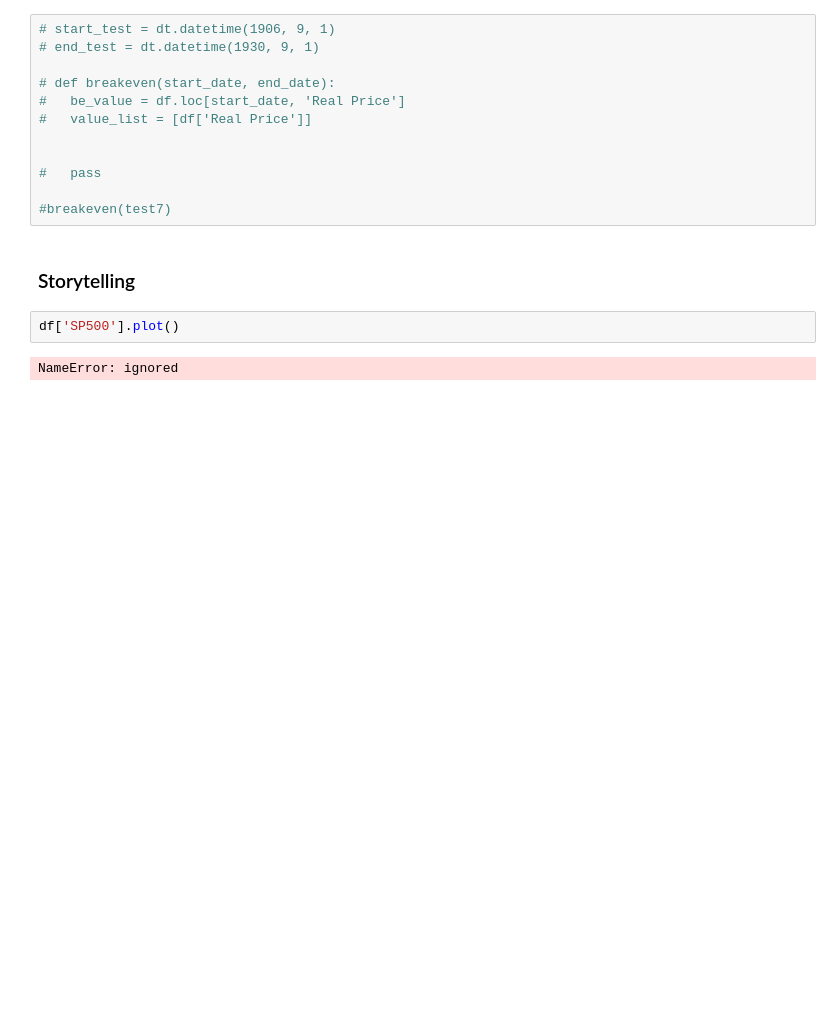
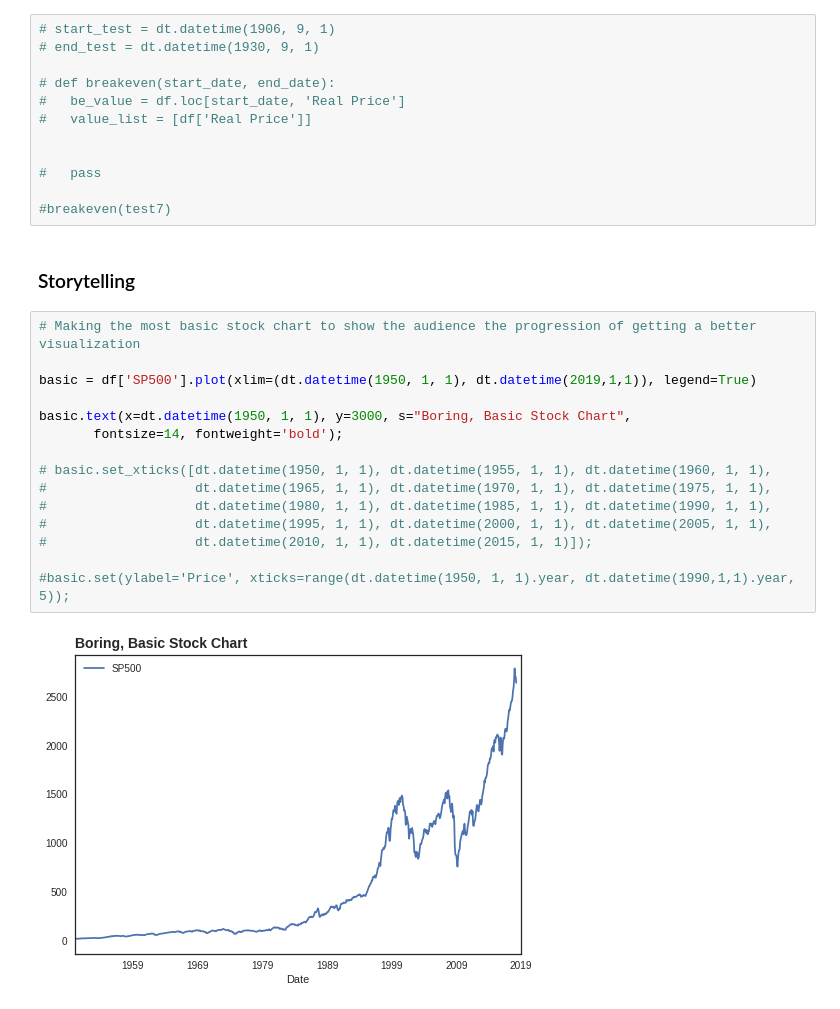
Before and after one commit to LambdaSchool/DS-Unit-1-Sprint-5-Data-Storytelling-Blog-Post, a Jupyter notebook: Data_Storytelling_Project.ipynb, the cells around one changed output. Drawn from its saved outputs; the diff is of its cells as text; blank space fills up the shorter version.

```diff
--- a/Data_Storytelling_Project.ipynb
+++ b/Data_Storytelling_Project.ipynb
@@ -771,7 +769,20 @@ df.loc[dt.datetime(1906, 9, 1), 'Real Price']
 #breakeven(test7)
 # %% [markdown]
 ### Storytelling
-# %%
-df['SP500'].plot()
-# %% [output]
-NameError: ignored
+# %%
+# Making the most basic stock chart to show the audience the progression of getting a better visualization
+
+basic = df['SP500'].plot(xlim=(dt.datetime(1950, 1, 1), dt.datetime(2019,1,1)), legend=True)
+
+basic.text(x=dt.datetime(1950, 1, 1), y=3000, s="Boring, Basic Stock Chart",
+       fontsize=14, fontweight='bold');
+
+# basic.set_xticks([dt.datetime(1950, 1, 1), dt.datetime(1955, 1, 1), dt.datetime(1960, 1, 1),
+#                   dt.datetime(1965, 1, 1), dt.datetime(1970, 1, 1), dt.datetime(1975, 1, 1),
+#                   dt.datetime(1980, 1, 1), dt.datetime(1985, 1, 1), dt.datetime(1990, 1, 1),
+#                   dt.datetime(1995, 1, 1), dt.datetime(2000, 1, 1), dt.datetime(2005, 1, 1),
+#                   dt.datetime(2010, 1, 1), dt.datetime(2015, 1, 1)]);
+
+#basic.set(ylabel='Price', xticks=range(dt.datetime(1950, 1, 1).year, dt.datetime(1990,1,1).year, 5));
+# %% [output]
+[figure, added]
```
Also changed, not shown: parts of 15 cells of this notebook.
